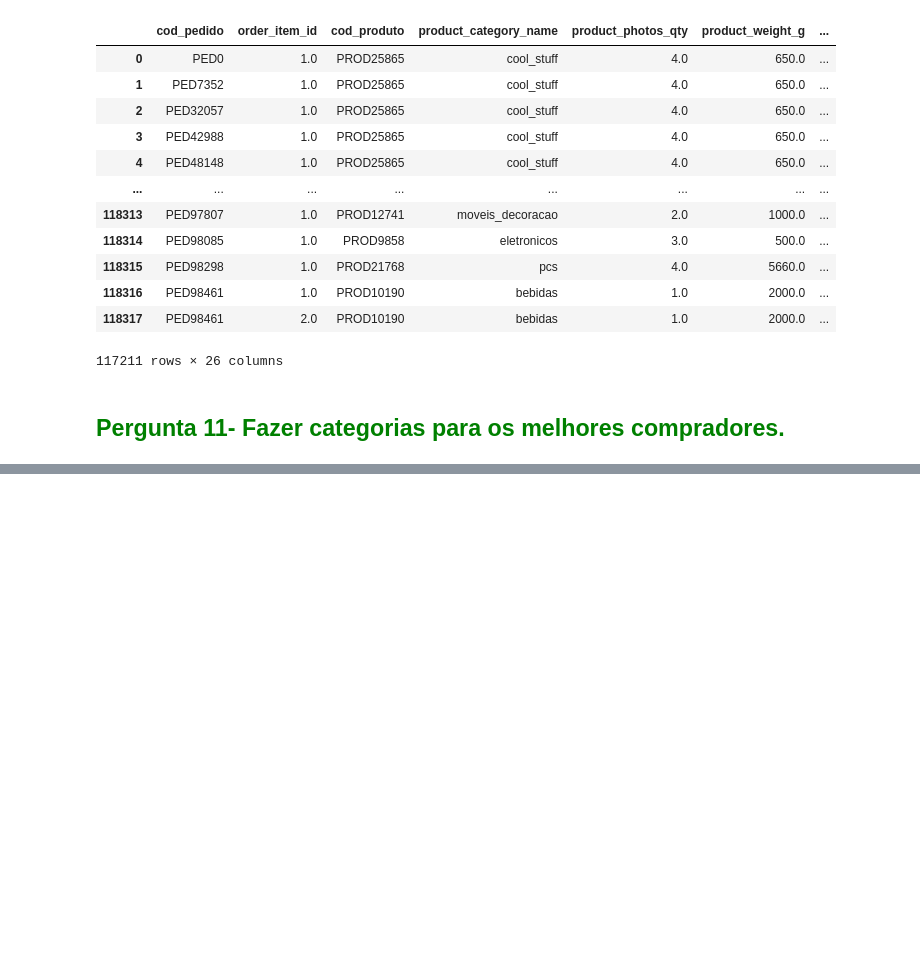
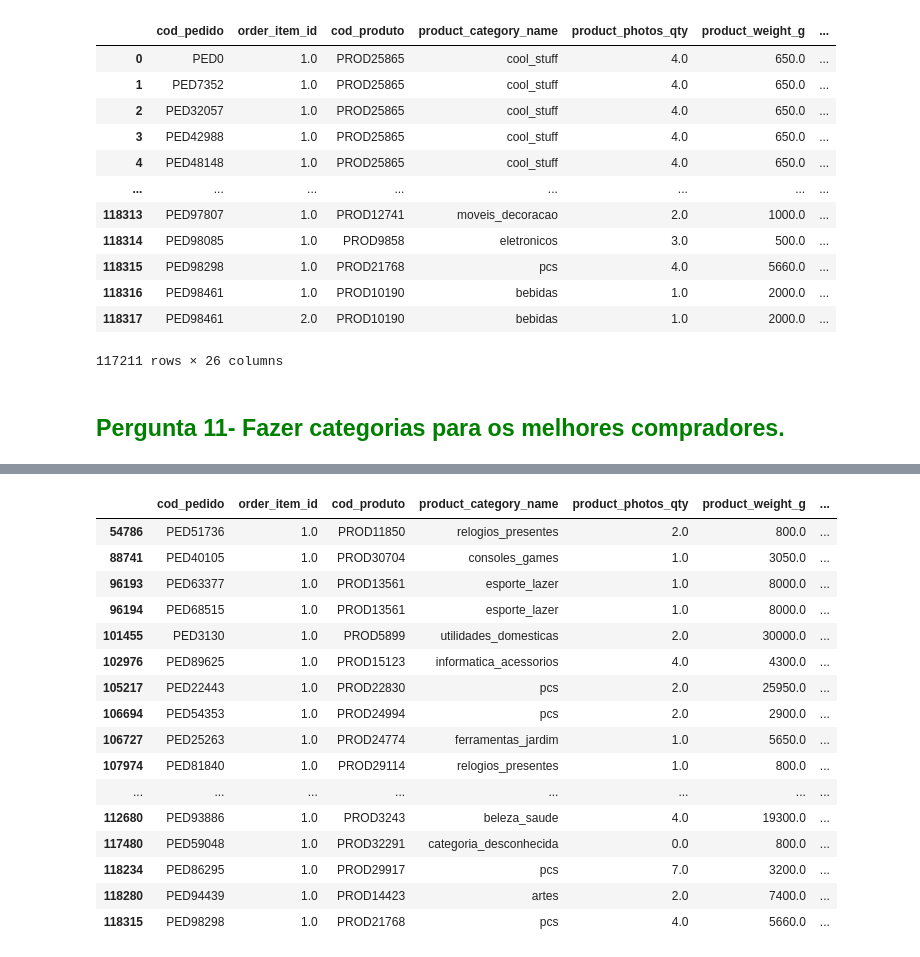
Before and after one commit to RenandeFraga/ProjetoPandasADA, a Jupyter notebook: Análise (1) (3).ipynb, the cells around one changed output, grey strips where cells are left out. Saved outputs shown, nothing was run; the diff lists cells and outputs as text; code cells hidden in the pictures; blank space fills up the shorter version.

```diff
--- a/Análise (1) (3).ipynb
+++ b/Análise (1) (3).ipynb
@@ -1019,0 +1022,3 @@ dados_selecionados
+# %%
+pd.set_option('display.max_columns', None)
+dados_selecionados
@@ -1019,0 +1061,5 @@ dados_selecionados
+# %%
+top_compradores_item = dados_selecionados.groupby('cod_cliente')['price'].agg(['count', 'mean']).reset_index()
+top_compradores_item.columns = ['codigo_cliente', 'numero_compras', 'tip_medio']
+top_compradores_item = top_compradores_item.sort_values(by='tip_medio', ascending=False).head(20)
+top_compradores_item
@@ -1019,0 +1084,23 @@ dados_selecionados
+# %%
+clientes_top_item = top_compradores_item['codigo_cliente'].tolist()
+# %%
+clientes_top_item_df = dados_selecionados[dados_selecionados['cod_cliente'].isin(clientes_top_item)]
+clientes_top_item_df.head(50)
+# %% [output]
+|  | cod_pedido | order_item_id | cod_produto | product_category_name | product_photos_qty | product_weight_g | ... |
+| 54786 | PED51736 | 1.0 | PROD11850 | relogios_presentes | 2.0 | 800.0 | ... |
+| 88741 | PED40105 | 1.0 | PROD30704 | consoles_games | 1.0 | 3050.0 | ... |
+| 96193 | PED63377 | 1.0 | PROD13561 | esporte_lazer | 1.0 | 8000.0 | ... |
+| 96194 | PED68515 | 1.0 | PROD13561 | esporte_lazer | 1.0 | 8000.0 | ... |
+| 101455 | PED3130 | 1.0 | PROD5899 | utilidades_domesticas | 2.0 | 30000.0 | ... |
+| 102976 | PED89625 | 1.0 | PROD15123 | informatica_acessorios | 4.0 | 4300.0 | ... |
+| 105217 | PED22443 | 1.0 | PROD22830 | pcs | 2.0 | 25950.0 | ... |
+| 106694 | PED54353 | 1.0 | PROD24994 | pcs | 2.0 | 2900.0 | ... |
+| 106727 | PED25263 | 1.0 | PROD24774 | ferramentas_jardim | 1.0 | 5650.0 | ... |
+| 107974 | PED81840 | 1.0 | PROD29114 | relogios_presentes | 1.0 | 800.0 | ... |
+| ... | ... | ... | ... | ... | ... | ... | ... |
+| 112680 | PED93886 | 1.0 | PROD3243 | beleza_saude | 4.0 | 19300.0 | ... |
+| 117480 | PED59048 | 1.0 | PROD32291 | categoria_desconhecida | 0.0 | 800.0 | ... |
+| 118234 | PED86295 | 1.0 | PROD29917 | pcs | 7.0 | 3200.0 | ... |
+| 118280 | PED94439 | 1.0 | PROD14423 | artes | 2.0 | 7400.0 | ... |
+| 118315 | PED98298 | 1.0 | PROD21768 | pcs | 4.0 | 5660.0 | ... |
```
Also changed, not shown: parts of 18 cells of this notebook.
